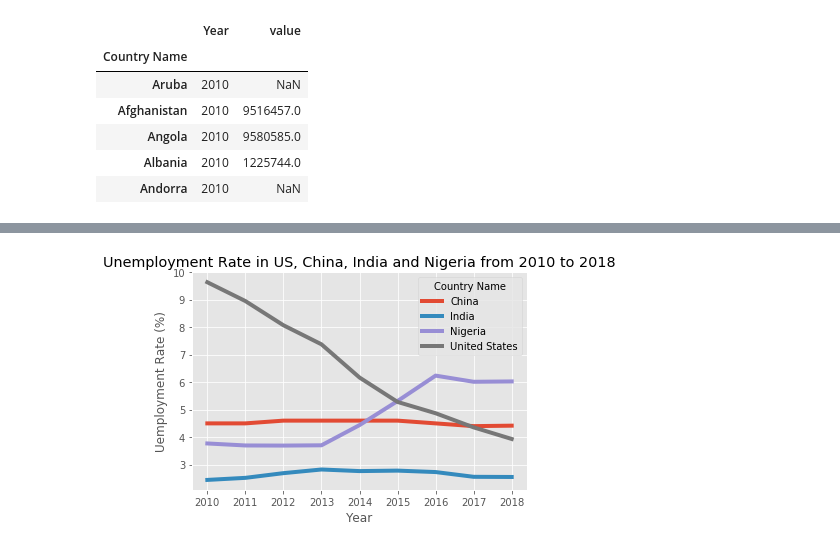
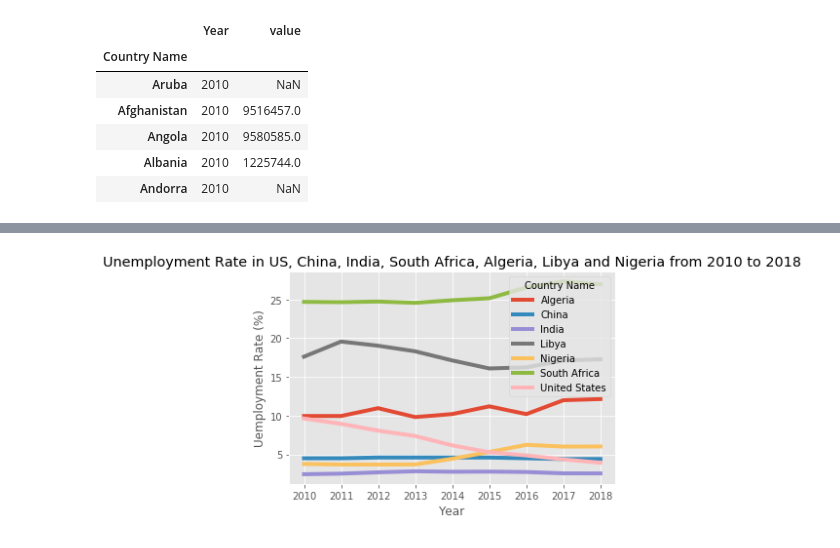
Before and after one commit to kehindemary/MyProjects, a Jupyter notebook: MaryCapstoneProject.ipynb, the cells around one changed output, grey strips where cells are left out. Saved outputs shown, nothing was run; the diff lists cells and outputs as text; code cells hidden in the pictures.

```diff
--- a/MaryCapstoneProject.ipynb
+++ b/MaryCapstoneProject.ipynb
@@ -496,7 +496,7 @@ world_unemployment_rate_df
 | Zimbabwe | 2018 | 4.915000 |
 2097 rows × 2 columns
 # %%
-world_unemployment_rate_df1 = world_unemployment_rate_df.loc[['China','India','United States','Nigeria']] #selecting rows needed for analysis from the dataframe
+world_unemployment_rate_df1 = world_unemployment_rate_df.loc[['China','India','United States','Nigeria','South Africa', 'Algeria','Libya']] #selecting rows needed for analysis from the dataframe
 world_unemployment_rate_df1.reset_index(inplace = True)
 world_unemployment_rate_df1
 # %% [output]
@@ -620,7 +621,7 @@ world_labour_force_df.head()
 # %%
 world_labour_force_df['Year'] = pd.to_datetime(world_labour_force_df.Year).dt.year
 # %%
-world_labour_force_df = world_labour_force_df.loc[['China','India','United States','Nigeria']] #selecting rows needed for analysis
+world_labour_force_df = world_labour_force_df.loc[['China','India','United States','Nigeria','South Africa','Algeria','Libya']] #selecting rows needed for analysis
 world_labour_force_df
 # %% [output]
 |  | Year | value |
@@ -707,8 +710,8 @@ style.use("ggplot")
 # %%
 merged_data_pivoted['No_of_unemployment'].plot(linewidth = 4)
 plt.xlabel('Year')
 plt.ylabel('Uemployment Rate (%)')
-plt.title('Unemployment Rate in US, China, India and Nigeria from 2010 to 2018')
+plt.title('Unemployment Rate in US, China, India, South Africa, Algeria, Libya and Nigeria from 2010 to 2018')
 plt.show()
 # %% [output]
-[figure, old version]
+[figure, new version]
```
Also changed, not shown: parts of 10 cells of this notebook, 3 other files.
